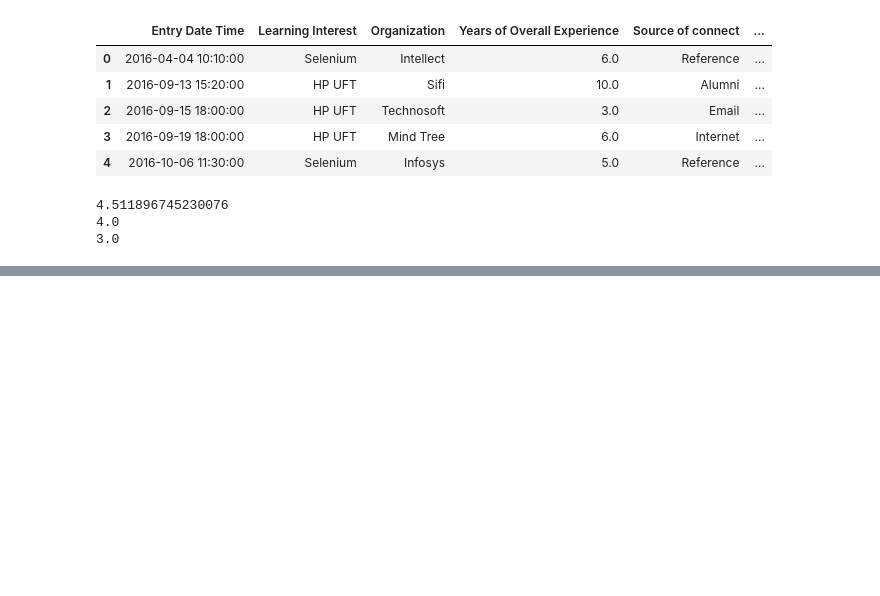
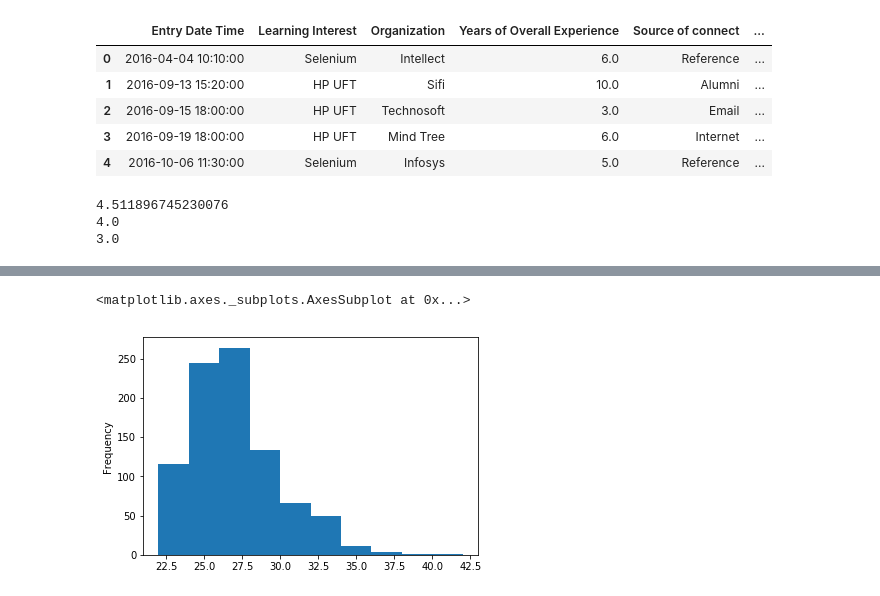
Before and after one commit to deepak-sadanandan/Python, a Jupyter notebook: Panda - Analysis.ipynb, the cells around one changed output, grey strips where cells are left out. Saved outputs shown, nothing was run; the diff lists cells and outputs as text; code cells hidden in the pictures; blank space fills up the shorter version.

```diff
--- a/Panda - Analysis.ipynb
+++ b/Panda - Analysis.ipynb
@@ -209,0 +228,5 @@ df
+# %%
+df["Age_based_on_mean"].plot(kind="hist")
+# %% [output]
+<matplotlib.axes._subplots.AxesSubplot at 0x...>
+[figure, added]
```
Also changed, not shown: parts of 7 cells of this notebook.
